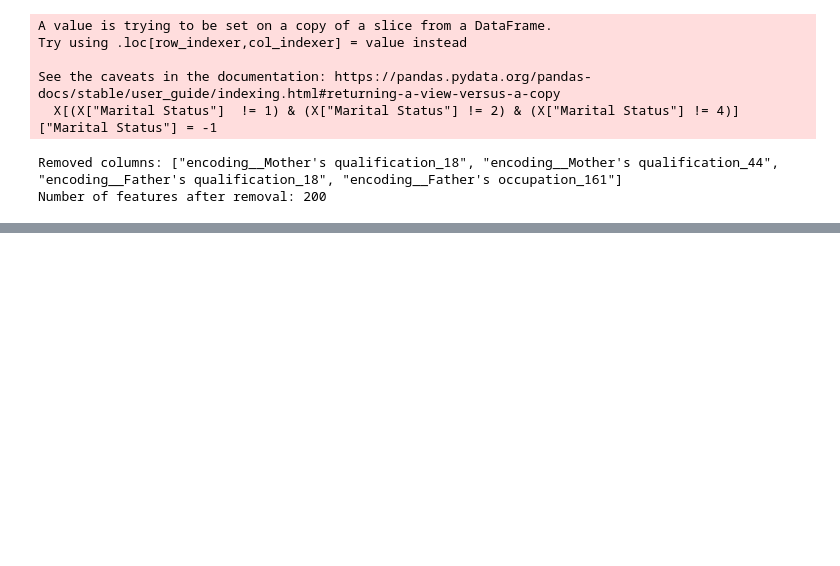
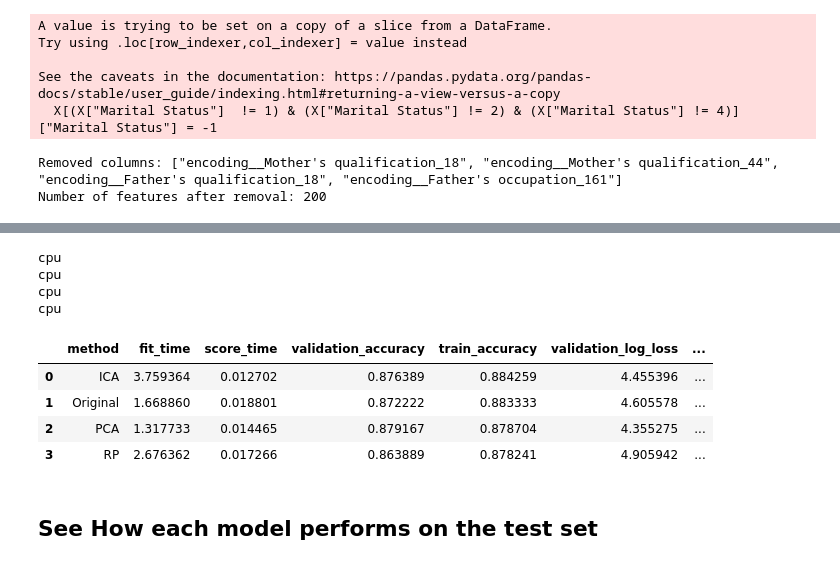
Before and after one commit to climberwb/ML, a Jupyter notebook: A3/NNandDr.ipynb, the cells around one changed output, grey strips where cells are left out. Saved outputs shown, nothing was run; the diff lists cells and outputs as text; code cells hidden in the pictures; blank space fills up the shorter version.

```diff
--- a/A3/NNandDr.ipynb
+++ b/A3/NNandDr.ipynb
@@ -98,0 +203,23 @@ array([0, 2, 2, 1, 0, 2, 2, 1, 2, 2, 2, 2, 2, 2, 2, 2, 2, 2, 0, 2, 2, 0,
+# %%
+best_net_inputs_raisin["max_epochs"] = best_epoch_pca
+best_net_inputs_raisin["module__input_dim"] = 3
+net_pipeline_pca = pipelines.NN_pipeline(X_train_raisin,[],  pipeline_PCA_Raisin,**best_net_inputs_raisin)
+# adjust for RP
+best_net_inputs_raisin["module__input_dim"] = 5
+best_net_inputs_raisin["max_epochs"] = best_epoch_rp
+net_pipeline_rp = pipelines.NN_pipeline(X_train_raisin,[],  pipeline_RP_Raisin,**best_net_inputs_raisin)
+
+# adjust for ICA
+best_net_inputs_raisin["module__input_dim"] = 2
+best_net_inputs_raisin["max_epochs"] = best_epoch_ica
+net_pipeline_ica = pipelines.NN_pipeline(X_train_raisin,[],  pipeline_ICA_Raisin,**best_net_inputs_raisin)
+
+# adjust for original
+best_net_inputs_raisin["module__input_dim"] = 7
+best_net_inputs_raisin["max_epochs"] = best_epoch_orginal
+net_pipeline_orginal = pipelines.NN_pipeline(X_train_raisin,[],  None,**best_net_inputs_raisin)
+# %% [output]
+cpu
+cpu
+cpu
+cpu
@@ -98,0 +259,40 @@ array([0, 2, 2, 1, 0, 2, 2, 1, 2, 2, 2, 2, 2, 2, 2, 2, 2, 2, 0, 2, 2, 0,
+# %%
+import pandas as pd
+# Example cross-validation results dictionaries for other methods
+
+
+# Convert to DataFrames
+df_scores_rp = pd.DataFrame(scores_rp)
+df_scores_ica = pd.DataFrame(scores_ica)
+df_scores_orginal = pd.DataFrame(scores_orginal)
+df_scores_pca = pd.DataFrame(scores_pca)
+# Rename columns
+df_scores_rp.rename(columns={'test_accuracy': 'validation_accuracy', 'test_log_loss': 'validation_log_loss'}, inplace=True)
+df_scores_ica.rename(columns={'test_accuracy': 'validation_accuracy', 'test_log_loss': 'validation_log_loss'}, inplace=True)
+df_scores_orginal.rename(columns={'test_accuracy': 'validation_accuracy', 'test_log_loss': 'validation_log_loss'}, inplace=True)
+df_scores_pca.rename(columns={'test_accuracy': 'validation_accuracy', 'test_log_loss': 'validation_log_loss'}, inplace=True)
+
+# Drop F1 columns
+df_scores_rp.drop(columns=['test_f1', 'train_f1'], inplace=True)
+df_scores_ica.drop(columns=['test_f1', 'train_f1'], inplace=True)
+df_scores_orginal.drop(columns=['test_f1', 'train_f1'], inplace=True)
+df_scores_pca.drop(columns=['test_f1', 'train_f1'], inplace=True)
+
+# Add method names
+df_scores_pca['method'] = 'PCA'
+df_scores_rp['method'] = 'RP'
+df_scores_ica['method'] = 'ICA'
+df_scores_orginal['method'] = 'Original'
+
+# Combine all DataFrames
+df_all_scores = pd.concat([df_scores_pca, df_scores_rp, df_scores_ica, df_scores_orginal], ignore_index=True)
+df_avg_scores = df_all_scores.groupby('method').mean().reset_index()
+df_avg_scores
+# %% [output]
+|  | method | fit_time | score_time | validation_accuracy | train_accuracy | validation_log_loss | ... |
+| 0 | ICA | 3.759364 | 0.012702 | 0.876389 | 0.884259 | 4.455396 | ... |
+| 1 | Original | 1.668860 | 0.018801 | 0.872222 | 0.883333 | 4.605578 | ... |
+| 2 | PCA | 1.317733 | 0.014465 | 0.879167 | 0.878704 | 4.355275 | ... |
+| 3 | RP | 2.676362 | 0.017266 | 0.863889 | 0.878241 | 4.905942 | ... |
+# %% [markdown]
+## See How each model performs on the test set
```
Also changed, not shown: parts of 13 cells of this notebook, 6 other files.
